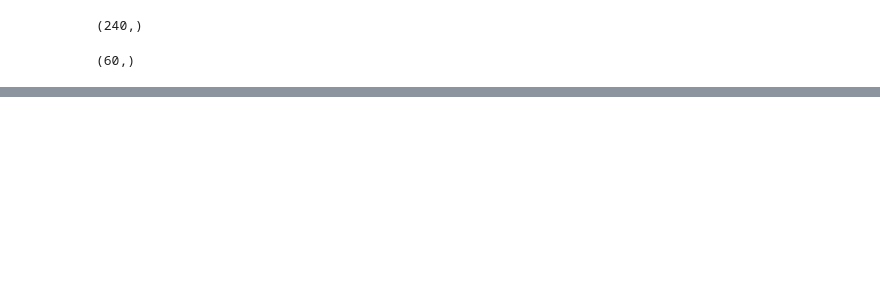
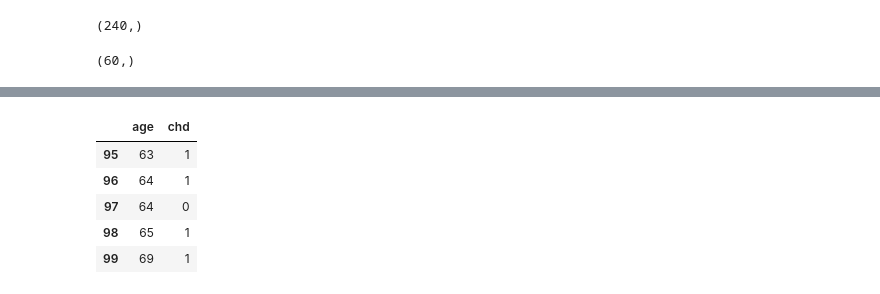
Before and after one commit to Imnarendra18/AI-ML-Project-Beginner-Intermediate-, a Jupyter notebook: submission2.ipynb, the cells around one changed output, grey strips where cells are left out. Saved outputs shown, nothing was run; the diff lists cells and outputs as text; code cells hidden in the pictures; blank space fills up the shorter version.

```diff
--- a/submission2.ipynb
+++ b/submission2.ipynb
@@ -399,0 +418,9 @@ NameError: name 'x_train' is not defined
+# %%
+data.tail()
+# %% [output]
+|  | age | chd |
+| 95 | 63 | 1 |
+| 96 | 64 | 1 |
+| 97 | 64 | 0 |
+| 98 | 65 | 1 |
+| 99 | 69 | 1 |
```
Also changed, not shown: parts of 28 cells of this notebook, 2 other files.
